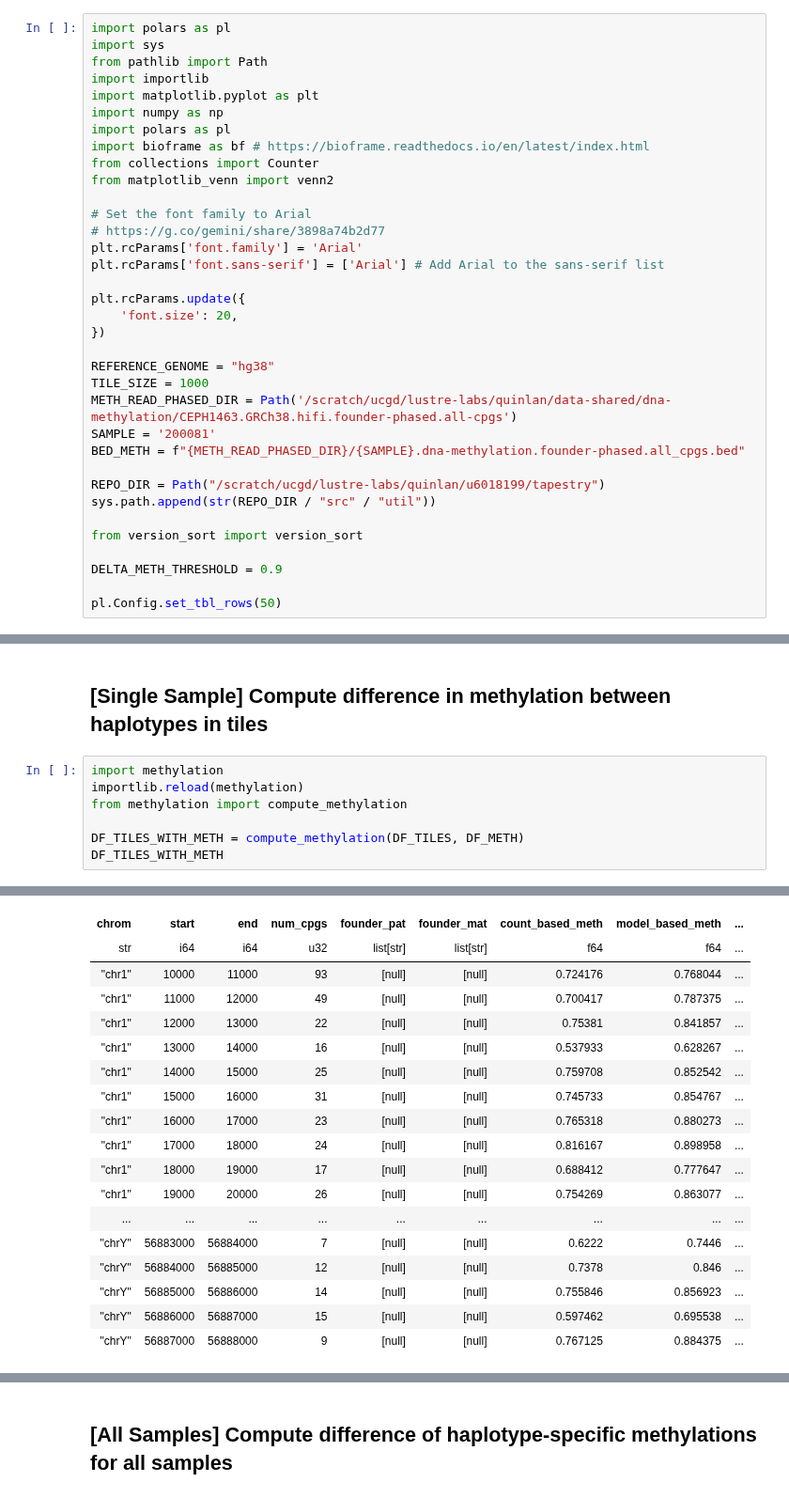
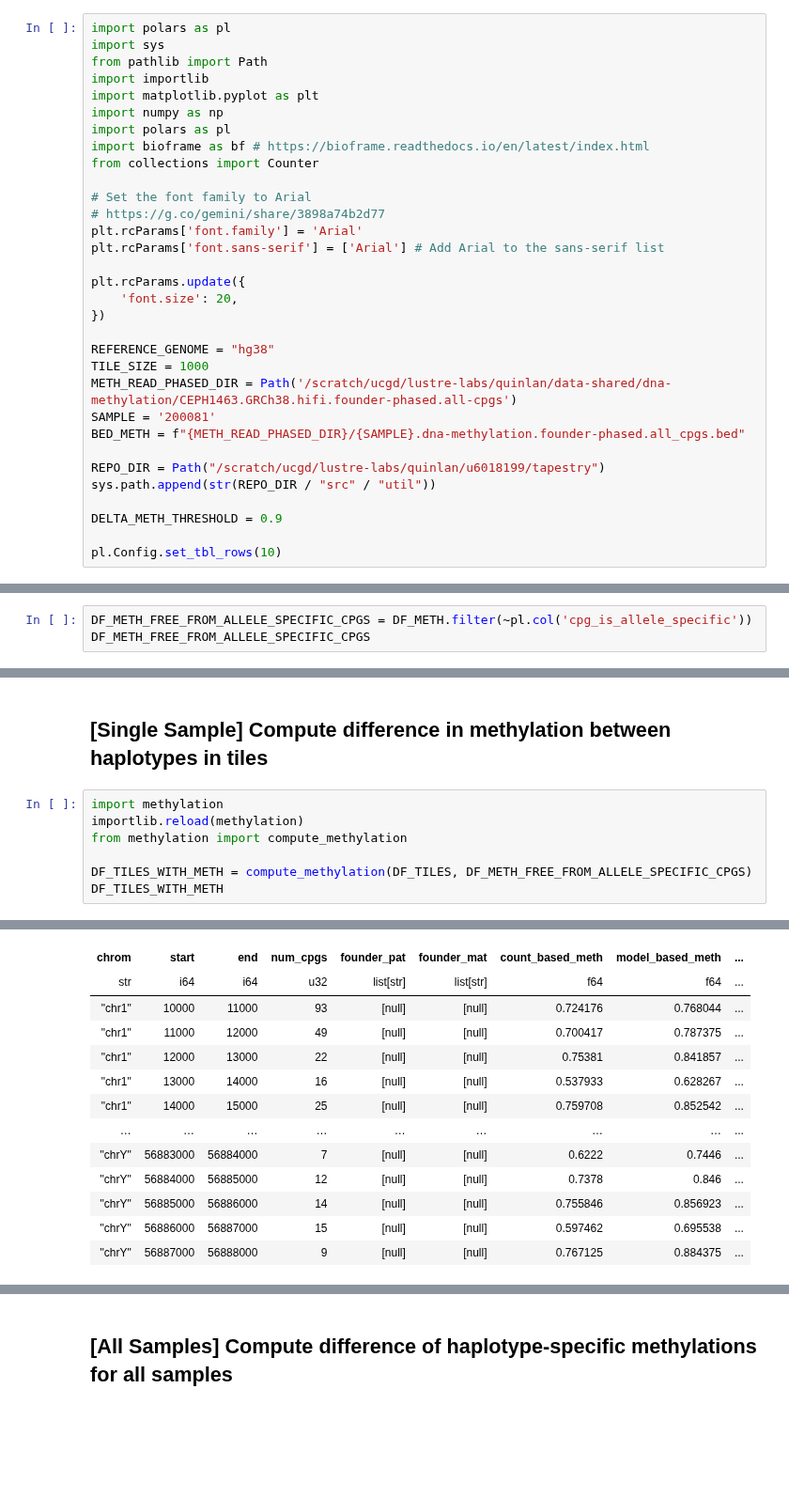
Before and after one commit to quinlan-lab/tapestry, a Jupyter notebook: analysis/imprinting.ipynb, the cells around one changed output, grey strips where cells are left out. Shown at 94% size. Cells and saved outputs as stored; diff of their text form; blank space fills up the shorter version.

```diff
--- a/analysis/imprinting.ipynb
+++ b/analysis/imprinting.ipynb
@@ -8,7 +8,6 @@ import numpy as np
 import polars as pl
 import bioframe as bf # https://bioframe.readthedocs.io/en/latest/index.html
 from collections import Counter
-from matplotlib_venn import venn2
 
 # Set the font family to Arial
 # https://g.co/gemini/share/3898a74b2d77
@@ -28,11 +27,9 @@ BED_METH = f"{METH_READ_PHASED_DIR}/{SAMPLE}.dna-methylation.founder-phased.all_
 REPO_DIR = Path("/scratch/ucgd/lustre-labs/quinlan/u6018199/tapestry")
 sys.path.append(str(REPO_DIR / "src" / "util"))
 
-from version_sort import version_sort
-
 DELTA_METH_THRESHOLD = 0.9
 
-pl.Config.set_tbl_rows(50)
+pl.Config.set_tbl_rows(10)
 # %% [output]
 polars.config.Config
 # %% [markdown]
@@ -95,0 +103,3 @@ shape: (29_824_527, 19)
+# %%
+DF_METH_FREE_FROM_ALLELE_SPECIFIC_CPGS = DF_METH.filter(~pl.col('cpg_is_allele_specific'))
+DF_METH_FREE_FROM_ALLELE_SPECIFIC_CPGS
@@ -100,6 +125,6 @@ import methylation
 importlib.reload(methylation)
 from methylation import compute_methylation
 
-DF_TILES_WITH_METH = compute_methylation(DF_TILES, DF_METH)
+DF_TILES_WITH_METH = compute_methylation(DF_TILES, DF_METH_FREE_FROM_ALLELE_SPECIFIC_CPGS)
 DF_TILES_WITH_METH
 # %% [output]
@@ -107,16 +132,11 @@ shape: (2_903_177, 12)
 | chrom | start | end | num_cpgs | founder_pat | founder_mat | count_based_meth | model_based_meth | ... |
 | str | i64 | i64 | u32 | list[str] | list[str] | f64 | f64 | ... |
 | "chr1" | 10000 | 11000 | 93 | [null] | [null] | 0.724176 | 0.768044 | ... |
 | "chr1" | 11000 | 12000 | 49 | [null] | [null] | 0.700417 | 0.787375 | ... |
 | "chr1" | 12000 | 13000 | 22 | [null] | [null] | 0.75381 | 0.841857 | ... |
 | "chr1" | 13000 | 14000 | 16 | [null] | [null] | 0.537933 | 0.628267 | ... |
 | "chr1" | 14000 | 15000 | 25 | [null] | [null] | 0.759708 | 0.852542 | ... |
-| "chr1" | 15000 | 16000 | 31 | [null] | [null] | 0.745733 | 0.854767 | ... |
-| "chr1" | 16000 | 17000 | 23 | [null] | [null] | 0.765318 | 0.880273 | ... |
-| "chr1" | 17000 | 18000 | 24 | [null] | [null] | 0.816167 | 0.898958 | ... |
-| "chr1" | 18000 | 19000 | 17 | [null] | [null] | 0.688412 | 0.777647 | ... |
-| "chr1" | 19000 | 20000 | 26 | [null] | [null] | 0.754269 | 0.863077 | ... |
-| ... | ... | ... | ... | ... | ... | ... | ... | ... |
+| … | … | … | … | … | … | … | … | ... |
 | "chrY" | 56883000 | 56884000 | 7 | [null] | [null] | 0.6222 | 0.7446 | ... |
 | "chrY" | 56884000 | 56885000 | 12 | [null] | [null] | 0.7378 | 0.846 | ... |
 | "chrY" | 56885000 | 56886000 | 14 | [null] | [null] | 0.755846 | 0.856923 | ... |
```
Also changed, not shown: parts of 26 cells of this notebook, 2 other files.
